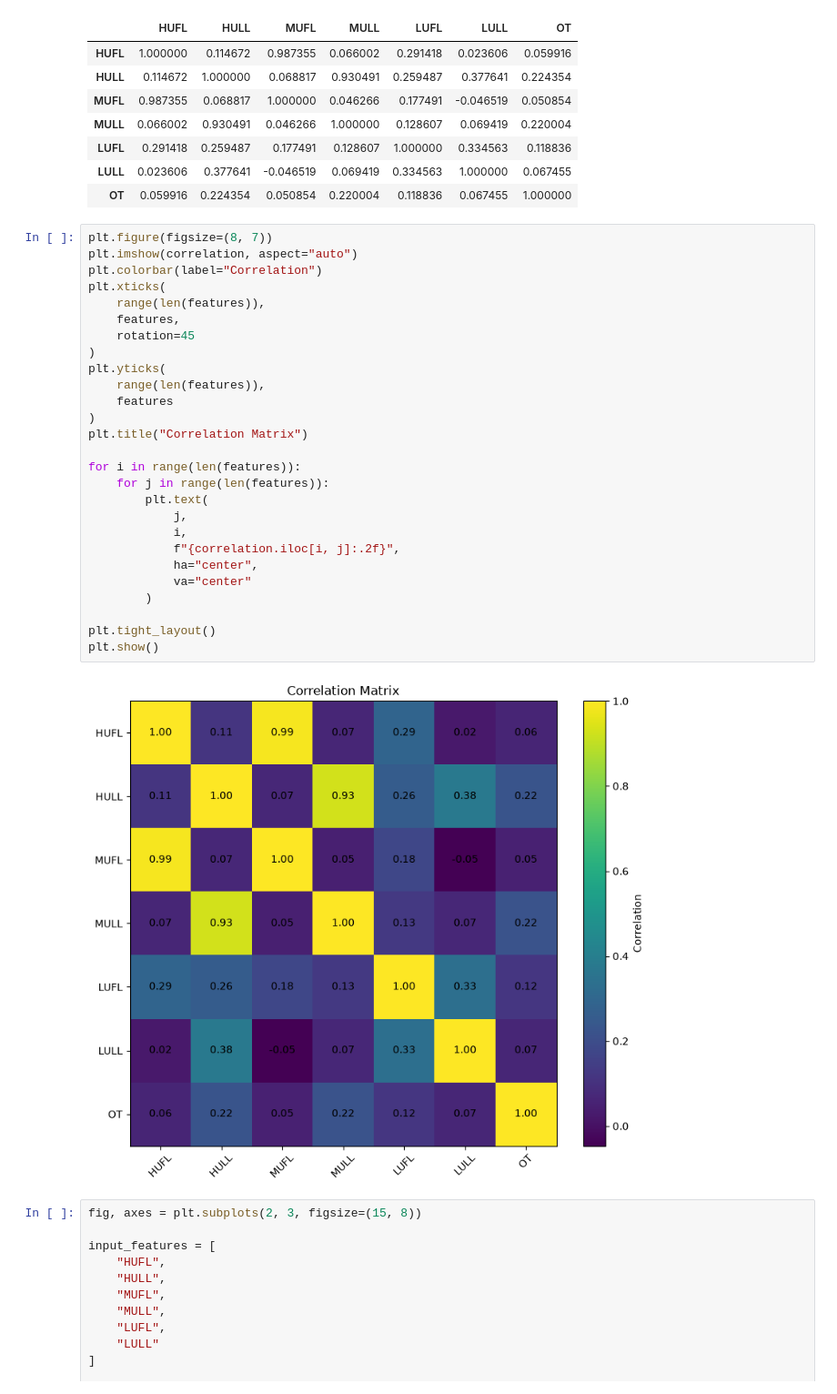
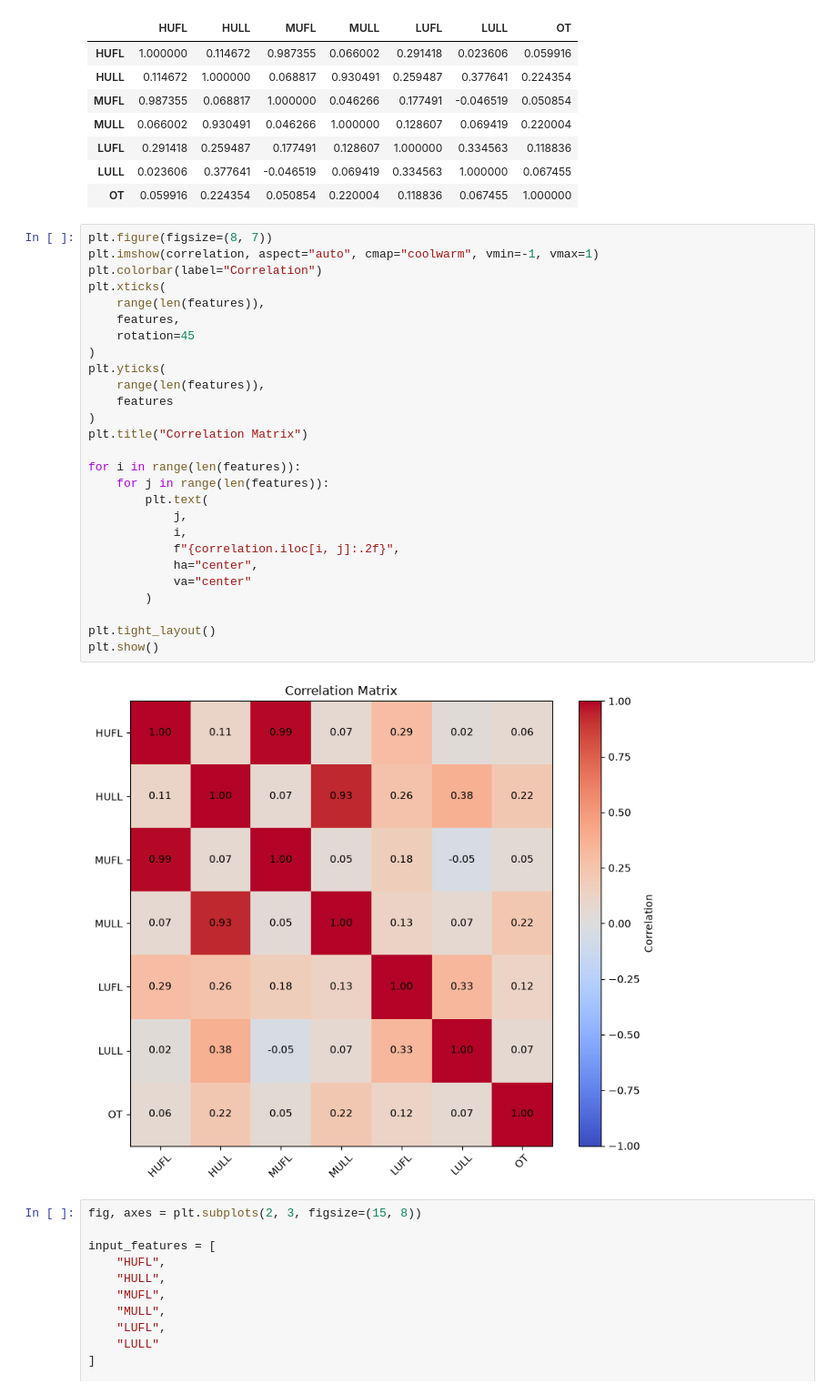
Before and after one commit to itskimheng/IAI_Lab_Intro_Assignment_2, a Jupyter notebook: main.ipynb, the cells around one changed output. Shown at 91% size. Drawn from its saved outputs; the diff is of its cells as text.

```diff
--- a/main.ipynb
+++ b/main.ipynb
@@ -230,33 +230,33 @@ correlation
 | OT | 0.059916 | 0.224354 | 0.050854 | 0.220004 | 0.118836 | 0.067455 | 1.000000 |
 # %%
 plt.figure(figsize=(8, 7))
-plt.imshow(correlation, aspect="auto")
+plt.imshow(correlation, aspect="auto", cmap="coolwarm", vmin=-1, vmax=1)
 plt.colorbar(label="Correlation")
 plt.xticks(
     range(len(features)),
     features,
     rotation=45
 )
 plt.yticks(
     range(len(features)),
     features
 )
 plt.title("Correlation Matrix")
 
 for i in range(len(features)):
     for j in range(len(features)):
         plt.text(
             j,
             i,
             f"{correlation.iloc[i, j]:.2f}",
             ha="center",
             va="center"
         )
 
 plt.tight_layout()
 plt.show()
 # %% [output]
-[figure, old version]
+[figure, new version]
 # %%
 fig, axes = plt.subplots(2, 3, figsize=(15, 8))
 
```
Also changed, not shown: parts of 47 cells of this notebook.
